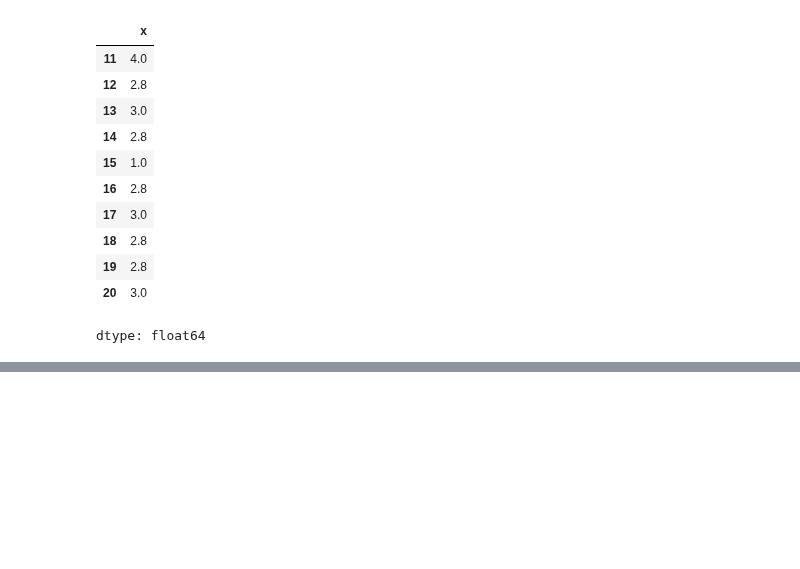
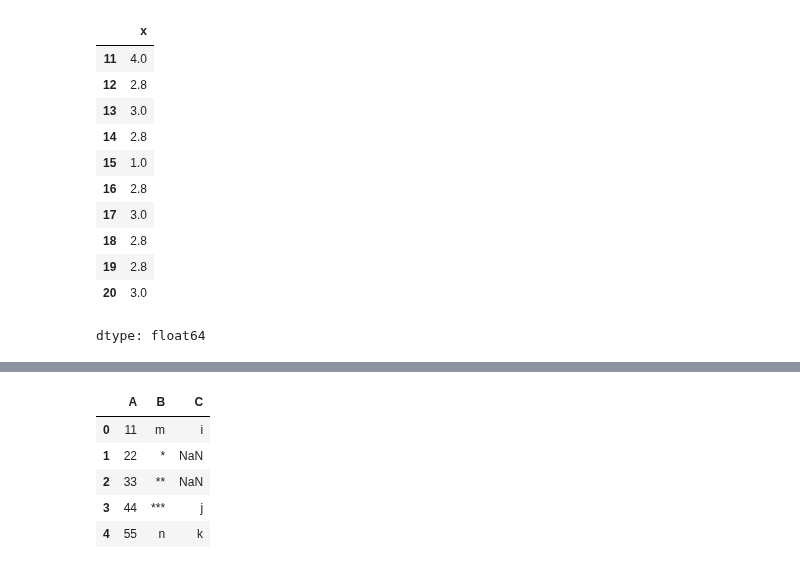
Before and after one commit to ramnagella/Demo, a Jupyter notebook: DA_Day9.ipynb, the cells around one changed output, grey strips where cells are left out. Saved outputs shown, nothing was run; the diff lists cells and outputs as text; code cells hidden in the pictures; blank space fills up the shorter version.

```diff
--- a/DA_Day9.ipynb
+++ b/DA_Day9.ipynb
@@ -640,0 +667,19 @@ dtype: float64
+# %%
+#replacing the missing values
+'''
+1.How to use replace metod to replace missing values
+2.How to use in regular expression
+'''
+dfd=pd.DataFrame({
+    'A':[11,22,33,44,55],
+    'B':['m','*','**','***','n'],
+    'C':['i',np.nan,np.nan,'j','k'],
+})
+dfd
+# %% [output]
+|  | A | B | C |
+| 0 | 11 | m | i |
+| 1 | 22 | * | NaN |
+| 2 | 33 | ** | NaN |
+| 3 | 44 | *** | j |
+| 4 | 55 | n | k |
```
Also changed, not shown: parts of 12 cells of this notebook.
